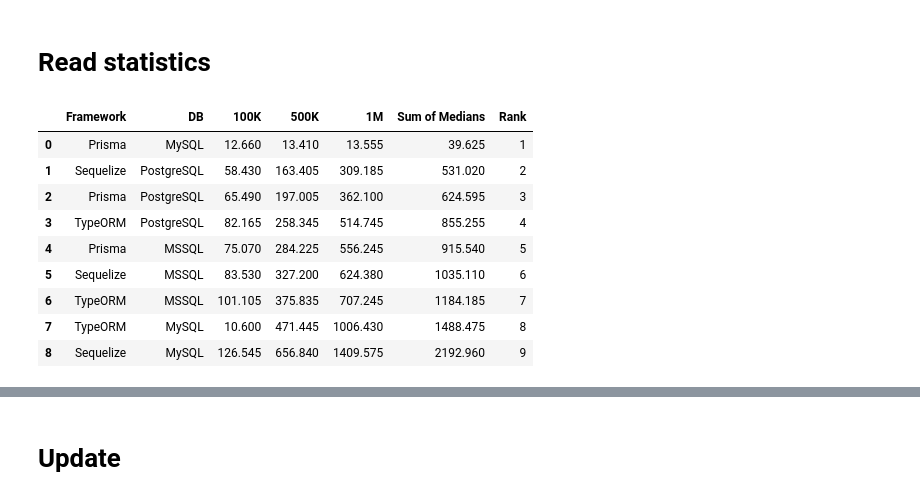
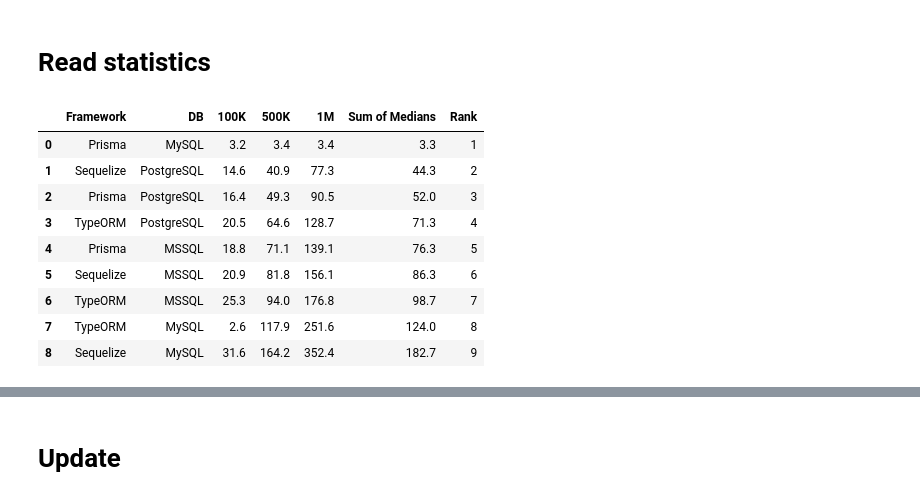
Before and after one commit to tdhoor/orm-client, a Jupyter notebook: script.ipynb, the cells around one changed output, grey strips where cells are left out. Saved outputs shown, nothing was run; the diff lists cells and outputs as text; code cells hidden in the pictures.

```diff
--- a/script.ipynb
+++ b/script.ipynb
@@ -460,5 +636,12 @@ For a scientific paper I messure the performance of various ORM frameworks accro
+# %%
+columns = ["100K", "500K", "1M", "Sum of Medians"]
 # %% [markdown]
 # Total statistics
+# %%
+def d(df, num):
+    df[columns] = round(df[columns] / num, 1)
+    df['Sum of Medians'] = round(df["Sum of Medians"] / 3, 1)
+    return df
 # %%
 total_rank_df = pd.DataFrame(rank_map)
 total_rank_df = create_ranking_table(total_rank_df)
@@ -546,18 +729,18 @@ Sequelize &      MSSQL &     2865.6 &     2815.5 &     2825.4 &          8506.5
 # %%
 read_df = pd.DataFrame(rank_per_method_map['read'])
 read_df = create_ranking_table(read_df)
-read_df
+d(read_df, 4)
 # %% [output]
 |  | Framework | DB | 100K | 500K | 1M | Sum of Medians | Rank |
-| 0 | Prisma | MySQL | 12.660 | 13.410 | 13.555 | 39.625 | 1 |
-| 1 | Sequelize | PostgreSQL | 58.430 | 163.405 | 309.185 | 531.020 | 2 |
-| 2 | Prisma | PostgreSQL | 65.490 | 197.005 | 362.100 | 624.595 | 3 |
-| 3 | TypeORM | PostgreSQL | 82.165 | 258.345 | 514.745 | 855.255 | 4 |
-| 4 | Prisma | MSSQL | 75.070 | 284.225 | 556.245 | 915.540 | 5 |
-| 5 | Sequelize | MSSQL | 83.530 | 327.200 | 624.380 | 1035.110 | 6 |
-| 6 | TypeORM | MSSQL | 101.105 | 375.835 | 707.245 | 1184.185 | 7 |
-| 7 | TypeORM | MySQL | 10.600 | 471.445 | 1006.430 | 1488.475 | 8 |
-| 8 | Sequelize | MySQL | 126.545 | 656.840 | 1409.575 | 2192.960 | 9 |
+| 0 | Prisma | MySQL | 3.2 | 3.4 | 3.4 | 3.3 | 1 |
+| 1 | Sequelize | PostgreSQL | 14.6 | 40.9 | 77.3 | 44.3 | 2 |
+| 2 | Prisma | PostgreSQL | 16.4 | 49.3 | 90.5 | 52.0 | 3 |
+| 3 | TypeORM | PostgreSQL | 20.5 | 64.6 | 128.7 | 71.3 | 4 |
+| 4 | Prisma | MSSQL | 18.8 | 71.1 | 139.1 | 76.3 | 5 |
+| 5 | Sequelize | MSSQL | 20.9 | 81.8 | 156.1 | 86.3 | 6 |
+| 6 | TypeORM | MSSQL | 25.3 | 94.0 | 176.8 | 98.7 | 7 |
+| 7 | TypeORM | MySQL | 2.6 | 117.9 | 251.6 | 124.0 | 8 |
+| 8 | Sequelize | MySQL | 31.6 | 164.2 | 352.4 | 182.7 | 9 |
 # %%
 ranking_table_to_latex(read_df, 'read')
 # %% [output]
```
Also changed, not shown: parts of 24 cells of this notebook.
